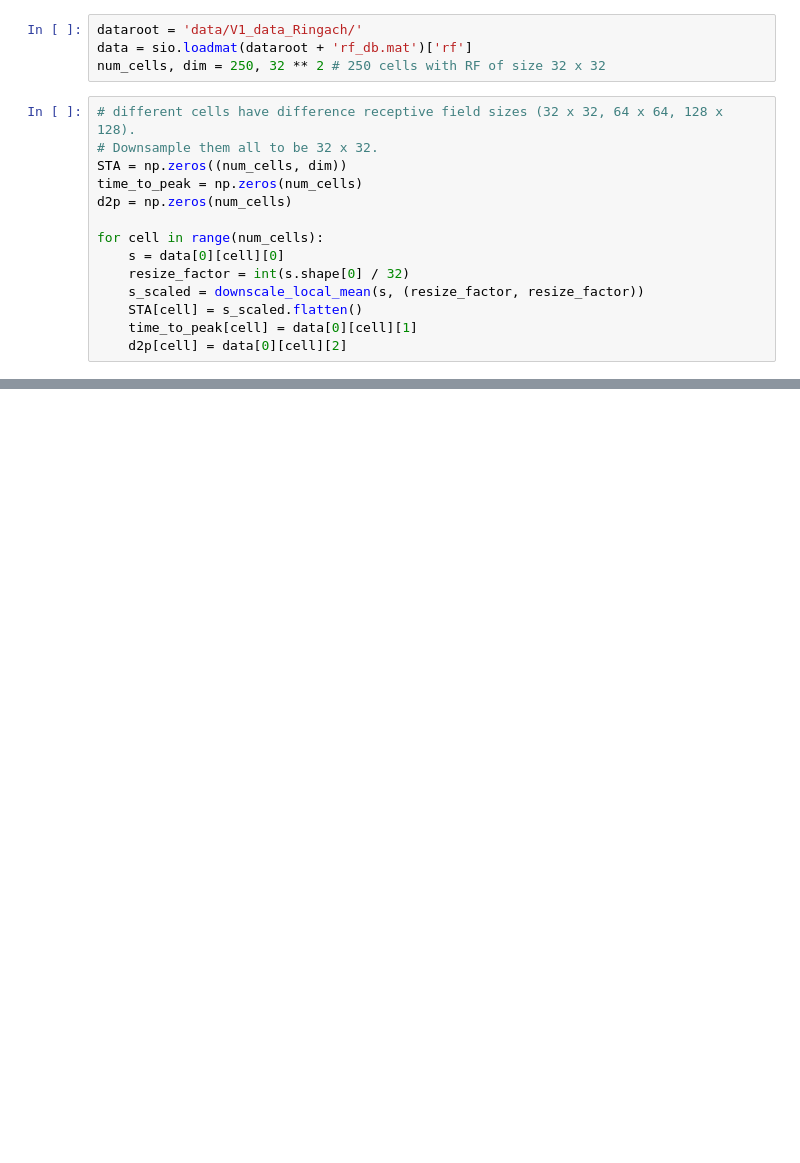
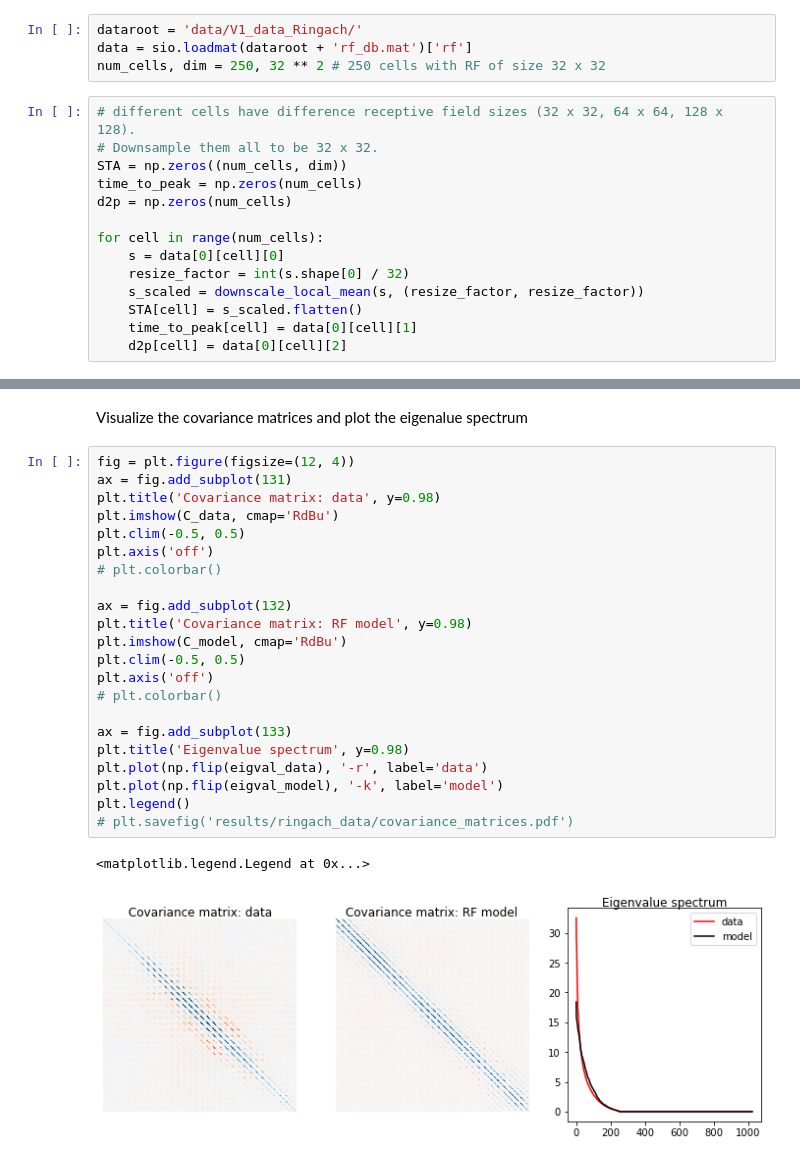
Before and after one commit to BruntonUWBio/structured-random-features, a Jupyter notebook: new_version/Ringach_V1_data.ipynb, the cells around one changed output, grey strips where cells are left out. Saved outputs shown, nothing was run; the diff lists cells and outputs as text; blank space fills up the shorter version.

```diff
--- a/new_version/Ringach_V1_data.ipynb
+++ b/new_version/Ringach_V1_data.ipynb
@@ -43,0 +68,27 @@ for i in range(5):
+# %% [markdown]
+Visualize the covariance matrices and plot the eigenalue spectrum
+# %%
+fig = plt.figure(figsize=(12, 4))
+ax = fig.add_subplot(131)
+plt.title('Covariance matrix: data', y=0.98)
+plt.imshow(C_data, cmap='RdBu')
+plt.clim(-0.5, 0.5)
+plt.axis('off')
+# plt.colorbar()
+
+ax = fig.add_subplot(132)
+plt.title('Covariance matrix: RF model', y=0.98)
+plt.imshow(C_model, cmap='RdBu')
+plt.clim(-0.5, 0.5)
+plt.axis('off')
+# plt.colorbar()
+
+ax = fig.add_subplot(133)
+plt.title('Eigenvalue spectrum', y=0.98)
+plt.plot(np.flip(eigval_data), '-r', label='data')
+plt.plot(np.flip(eigval_model), '-k', label='model')
+plt.legend()
+# plt.savefig('results/ringach_data/covariance_matrices.pdf')
+# %% [output]
+<matplotlib.legend.Legend at 0x...>
+[figure, added]
```
Also changed, not shown: parts of 14 cells of this notebook.
